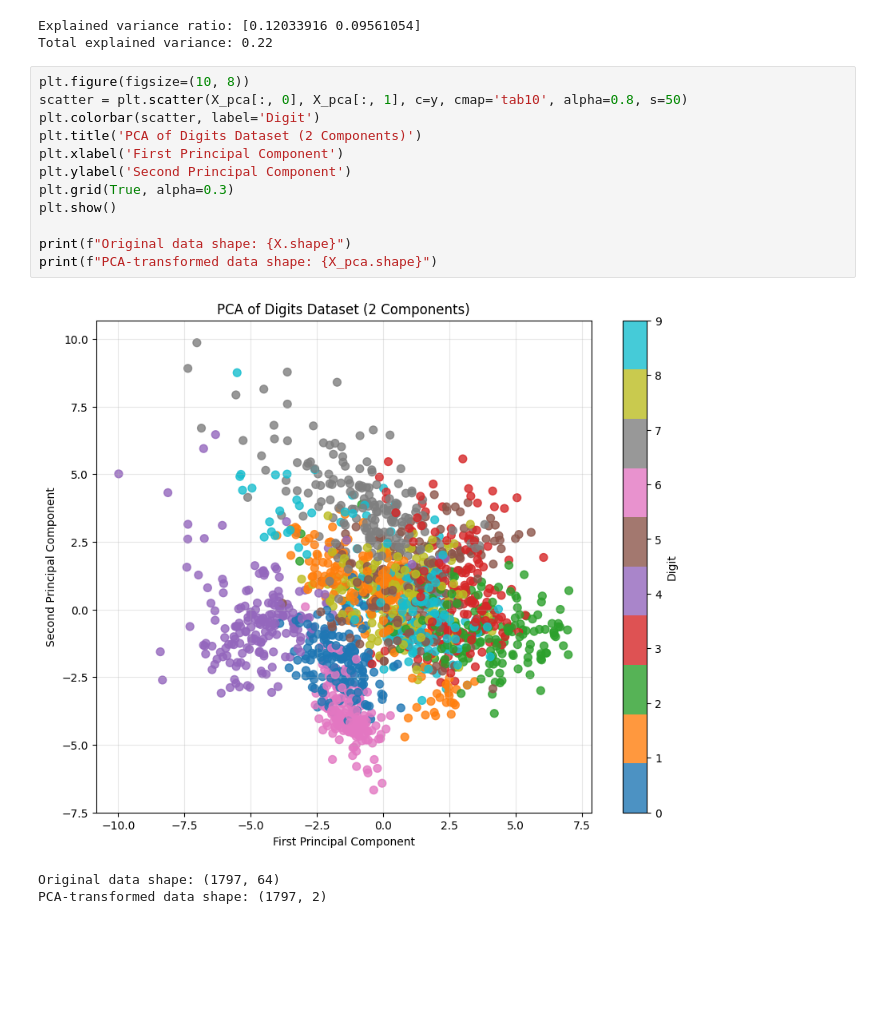
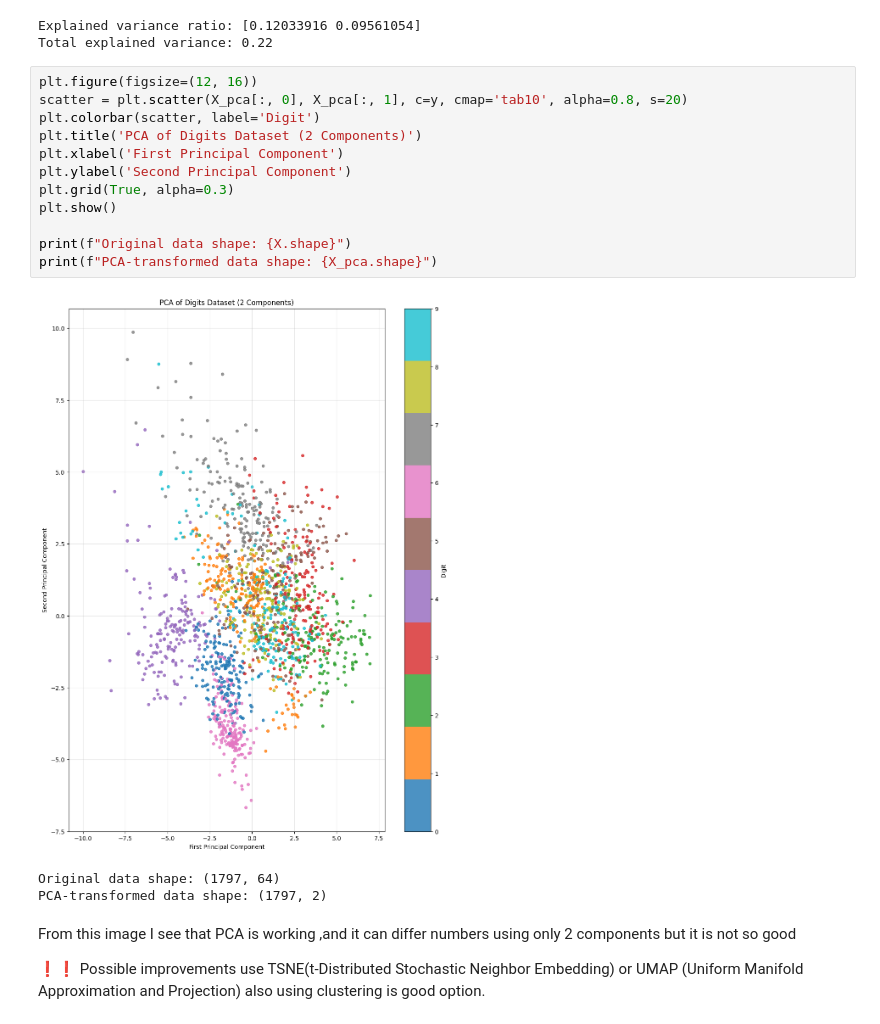
Before and after one commit to GabrielVrabie007/Sigmoid-Intership, a Jupyter notebook: 6.PCA(Principal Component Analisys)/main.ipynb, the cells around one changed output. Cells and saved outputs as stored; diff of their text form; blank space fills up the shorter version.

```diff
--- a/6.PCA(Principal Component Analisys)/main.ipynb
+++ b/6.PCA(Principal Component Analisys)/main.ipynb
@@ -201,18 +198,23 @@ print(f"Total explained variance: {sum(pca.explained_variance_ratio_):.2f}")
 Explained variance ratio: [0.12033916 0.09561054]
 Total explained variance: 0.22
 # %%
-plt.figure(figsize=(10, 8))
-scatter = plt.scatter(X_pca[:, 0], X_pca[:, 1], c=y, cmap='tab10', alpha=0.8, s=50)
+plt.figure(figsize=(12, 16))
+scatter = plt.scatter(X_pca[:, 0], X_pca[:, 1], c=y, cmap='tab10', alpha=0.8, s=20)
 plt.colorbar(scatter, label='Digit')
 plt.title('PCA of Digits Dataset (2 Components)')
 plt.xlabel('First Principal Component')
 plt.ylabel('Second Principal Component')
 plt.grid(True, alpha=0.3)
 plt.show()
 
 print(f"Original data shape: {X.shape}")
 print(f"PCA-transformed data shape: {X_pca.shape}")
 # %% [output]
-[figure, old version]
+[figure, new version]
 Original data shape: (1797, 64)
 PCA-transformed data shape: (1797, 2)
+# %% [markdown]
+From this image I see that PCA is working ,and it can differ numbers using only 2 components but it is not so good
+
+❗❗ Possible improvements use TSNE(t-Distributed Stochastic Neighbor Embedding) or UMAP (Uniform Manifold Approximation and Projection)
+also using clustering is good option.
```
Also changed, not shown: parts of 2 cells of this notebook.
